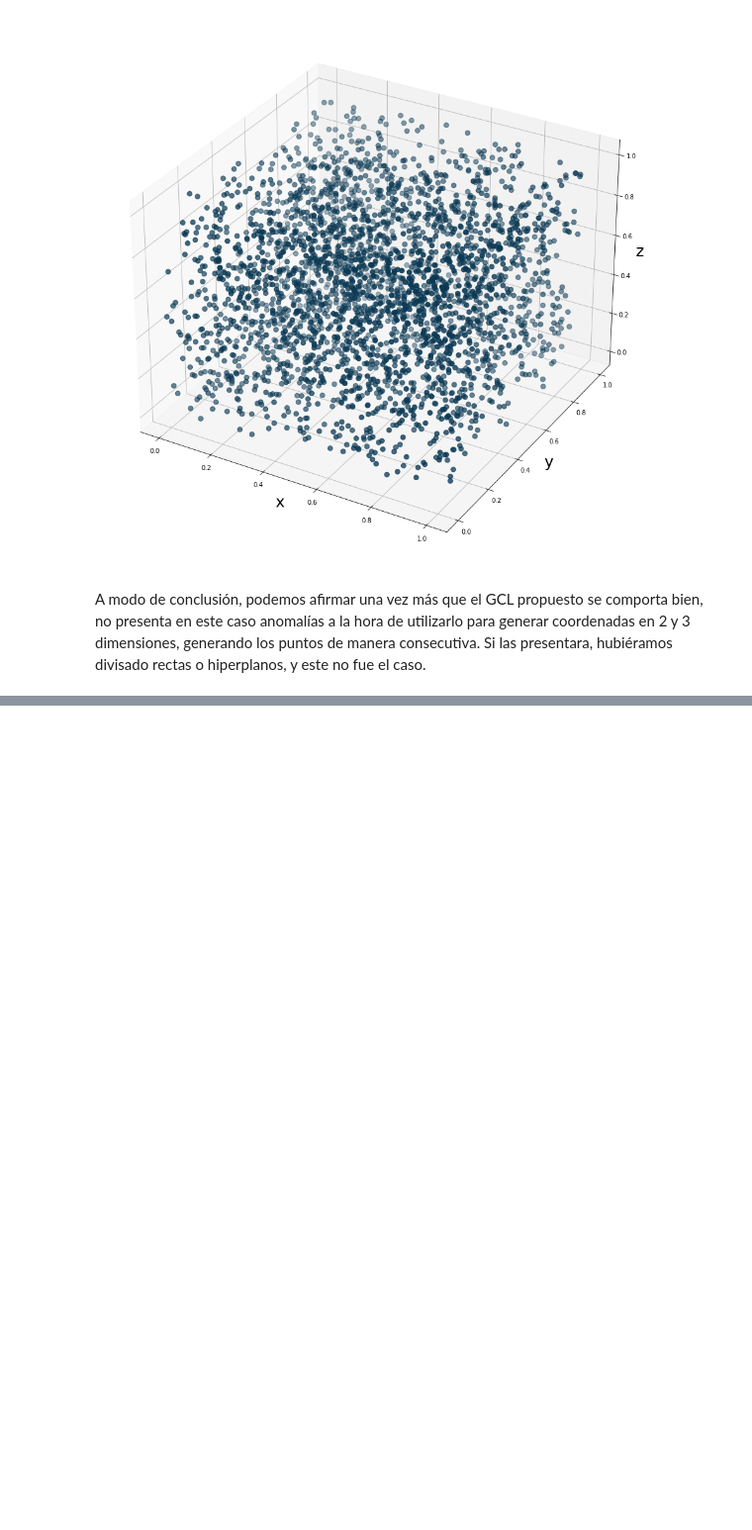
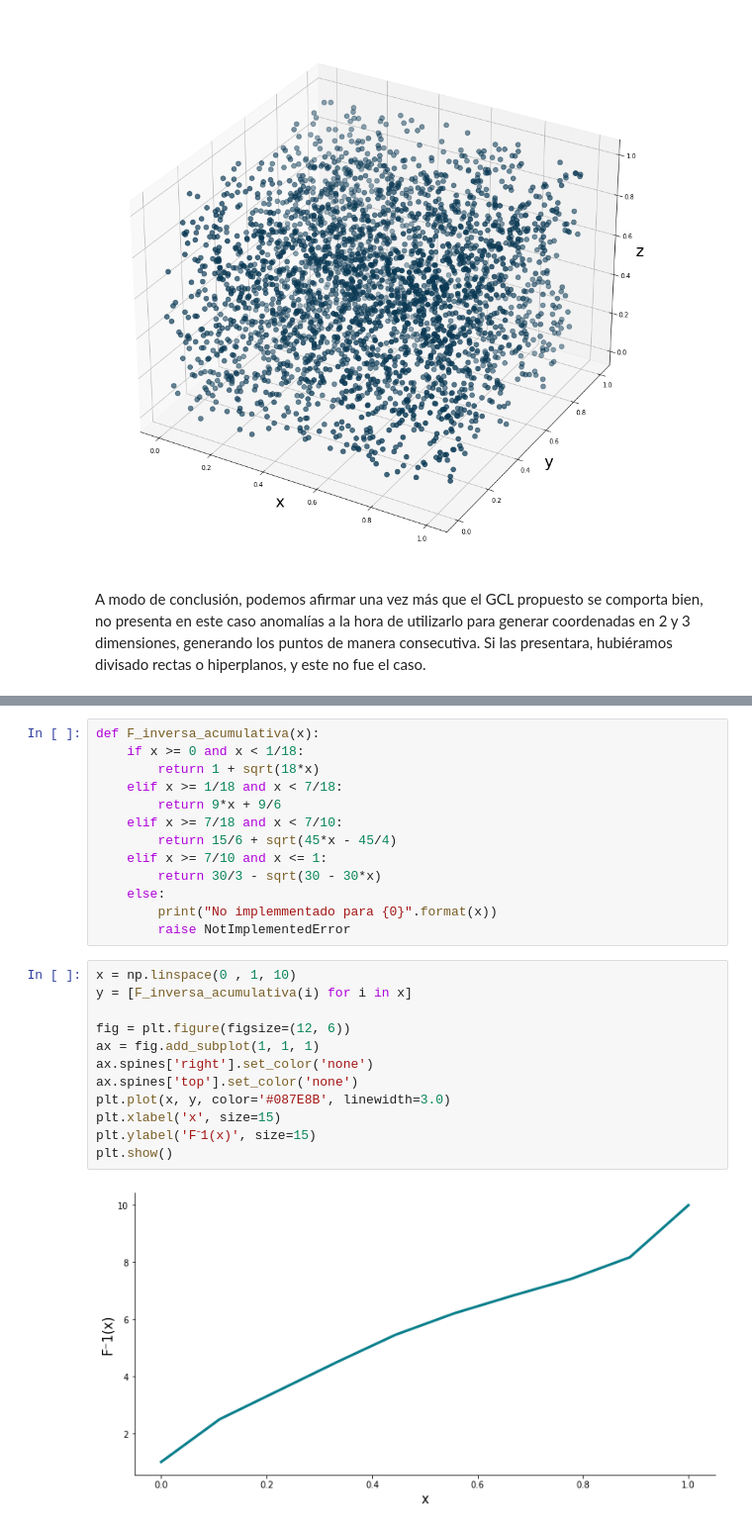
Before and after one commit to nicolaslongo/tp1-simulacion, a Jupyter notebook: Ejercicios 1-2 y 4.ipynb, the cells around one changed output, grey strips where cells are left out. Shown at 99% size. Cells and saved outputs as stored; diff of their text form; blank space fills up the shorter version.

```diff
--- a/Ejercicios 1-2.ipynb
+++ b/Ejercicios 1-2 y 4.ipynb
@@ -184,0 +258,27 @@ A modo de conclusión, podemos afirmar una vez más que el GCL propuesto se comp
+# %%
+def F_inversa_acumulativa(x):
+    if x >= 0 and x < 1/18:
+        return 1 + sqrt(18*x)
+    elif x >= 1/18 and x < 7/18:
+        return 9*x + 9/6
+    elif x >= 7/18 and x < 7/10:
+        return 15/6 + sqrt(45*x - 45/4)
+    elif x >= 7/10 and x <= 1:
+        return 30/3 - sqrt(30 - 30*x)
+    else:
+        print("No implemmentado para {0}".format(x))
+        raise NotImplementedError
+# %%
+x = np.linspace(0 , 1, 10)
+y = [F_inversa_acumulativa(i) for i in x]
+
+fig = plt.figure(figsize=(12, 6))
+ax = fig.add_subplot(1, 1, 1)
+ax.spines['right'].set_color('none')
+ax.spines['top'].set_color('none')
+plt.plot(x, y, color='#087E8B', linewidth=3.0)
+plt.xlabel('x', size=15)
+plt.ylabel('F⁻1(x)', size=15)
+plt.show()
+# %% [output]
+[figure, added]
```
Also changed, not shown: parts of 10 cells of this notebook, 1 other file.
